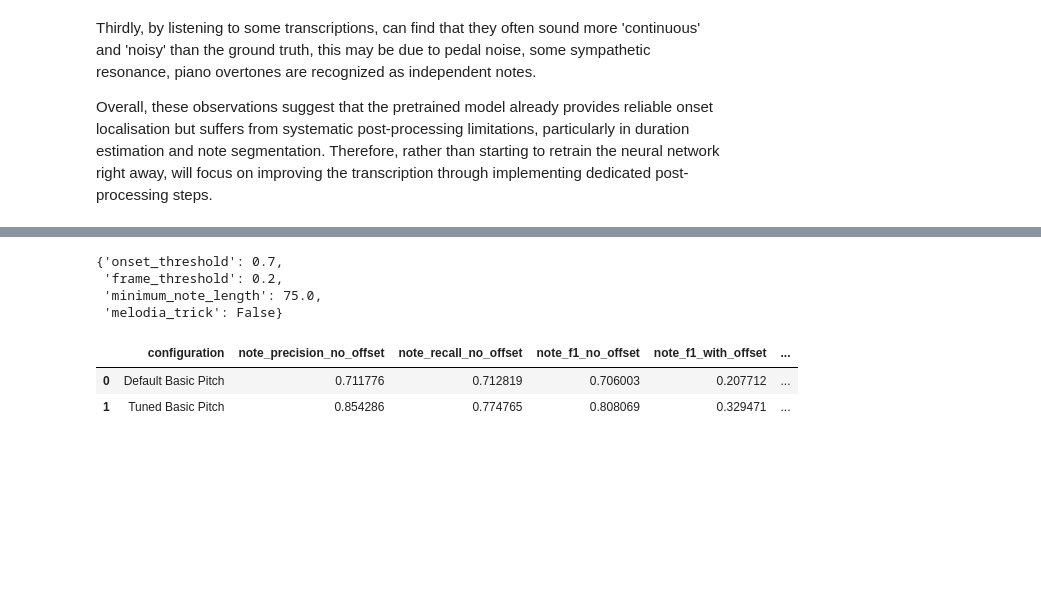
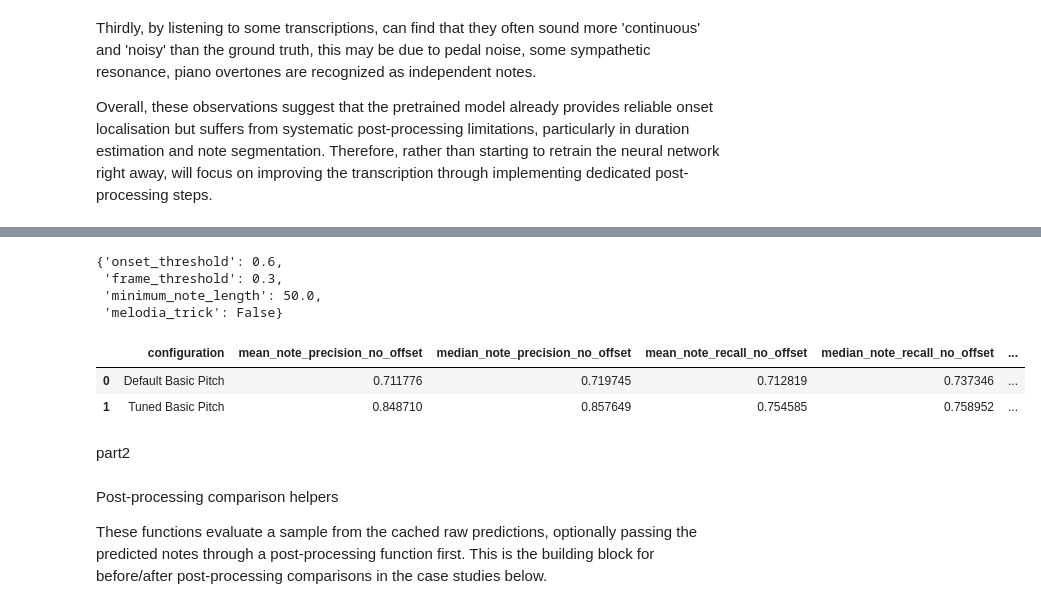
Before and after one commit to lambda-feedback/compareMusic, a Jupyter notebook: notebooks/AMT_Basic_Pitch.ipynb, the cells around one changed output, grey strips where cells are left out. Saved outputs shown, nothing was run; the diff lists cells and outputs as text; code cells hidden in the pictures; blank space fills up the shorter version.

Commit message:
find the best set of threshold values

```diff
--- a/notebooks/AMT_Basic_Pitch.ipynb
+++ b/notebooks/AMT_Basic_Pitch.ipynb
@@ -57,18 +61,21 @@ MIDI_DIR = DATA_ROOT / "MIDI"
 TSV_DIR = DATA_ROOT / "TSV"
 METADATA_PATH = DATA_ROOT / "metadata.json"
 
-# Output path
+# Output path used only for reusable default-prediction caches
 OUTPUT_DIR = Path("outputs/phase2_baseline")
 OUTPUT_DIR.mkdir(parents=True, exist_ok=True)
 
 # Basic Pitch parameters
-ONSET_THRESHOLD = 0.5
-FRAME_THRESHOLD = 0.3
-MINIMUM_NOTE_LENGTH = 127.7
+ONSET_THRESHOLD = 0.5 # Minimum amplitude of an onset activation to be considered an onset
+FRAME_THRESHOLD = 0.3 # Minimum amplitude of a frame activation for a note to remain 'on'
+MINIMUM_NOTE_LENGTH = 127.7 # The minimum allowed note length in frames
 
 # Evaluation parameters
 ONSET_TOLERANCE = 0.05
 CHORD_ONSET_WINDOW = 0.05
+
+# Load the model once and reuse it throughout the notebook
+basic_pitch_model = Model(ICASSP_2022_MODEL_PATH)
 # %% [markdown]
 Load metadata
 # %%
@@ -866,37 +908,42 @@ TUNED_CONFIG = {
     "melodia_trick": bool(best_config["melodia_trick"]),
 }
 
-train_tuned_df, tuned_predictions = evaluate_configuration(
-    TUNED_CONFIG,
-    keep_predictions=True,
-)
-
+train_tuned_df, tuned_predictions = evaluate_tuned_configuration(TUNED_CONFIG)
 TUNED_CONFIG
 # %% [output]
-{'onset_threshold': 0.7,
- 'frame_threshold': 0.2,
- 'minimum_note_length': 75.0,
+{'onset_threshold': 0.6,
+ 'frame_threshold': 0.3,
+ 'minimum_note_length': 50.0,
  'melodia_trick': False}
 # %%
 def comparison_row(name, results):
     return {
         "configuration": name,
-        "note_precision_no_offset": results["note_precision_no_offset"].mean(),
-        "note_recall_no_offset": results["note_recall_no_offset"].mean(),
-        "note_f1_no_offset": results["note_f1_no_offset"].mean(),
-        "note_f1_with_offset": results["note_f1"].mean(),
-        "predicted_notes": results["predicted_notes"].mean(),
-        "extra_notes": results["transcription_extra_notes"].mean(),
-        "missing_notes": results["transcription_missing_notes"].mean(),
+        "mean_note_precision_no_offset": results["note_precision_no_offset"].mean(),
+        "median_note_precision_no_offset": results["note_precision_no_offset"].median(),
+        "mean_note_recall_no_offset": results["note_recall_no_offset"].mean(),
+        "median_note_recall_no_offset": results["note_recall_no_offset"].median(),
+        "mean_note_f1_no_offset": results["note_f1_no_offset"].mean(),
+        "median_note_f1_no_offset": results["note_f1_no_offset"].median(),
+        "mean_note_f1_with_offset": results["note_f1"].mean(),
+        "mean_predicted_notes": results["predicted_notes"].mean(),
+        "mean_extra_notes": results["transcription_extra_notes"].mean(),
+        "mean_missing_notes": results["transcription_missing_notes"].mean(),
     }
 
 part1_comparison = pd.DataFrame([
     comparison_row("Default Basic Pitch", train_baseline_df),
     comparison_row("Tuned Basic Pitch", train_tuned_df),
 ])
 
 part1_comparison
 # %% [output]
-|  | configuration | note_precision_no_offset | note_recall_no_offset | note_f1_no_offset | note_f1_with_offset | ... |
-| 0 | Default Basic Pitch | 0.711776 | 0.712819 | 0.706003 | 0.207712 | ... |
-| 1 | Tuned Basic Pitch | 0.854286 | 0.774765 | 0.808069 | 0.329471 | ... |
+|  | configuration | mean_note_precision_no_offset | median_note_precision_no_offset | mean_note_recall_no_offset | median_note_recall_no_offset | ... |
+| 0 | Default Basic Pitch | 0.711776 | 0.719745 | 0.712819 | 0.737346 | ... |
+| 1 | Tuned Basic Pitch | 0.848710 | 0.857649 | 0.754585 | 0.758952 | ... |
+# %% [markdown]
+part2
+# %% [markdown]
+Post-processing comparison helpers
+
+These functions evaluate a sample from the cached raw predictions, optionally passing the predicted notes through a post-processing function first. This is the building block for before/after post-processing comparisons in the case studies below.
```
Also changed, not shown: parts of 13 cells of this notebook.
